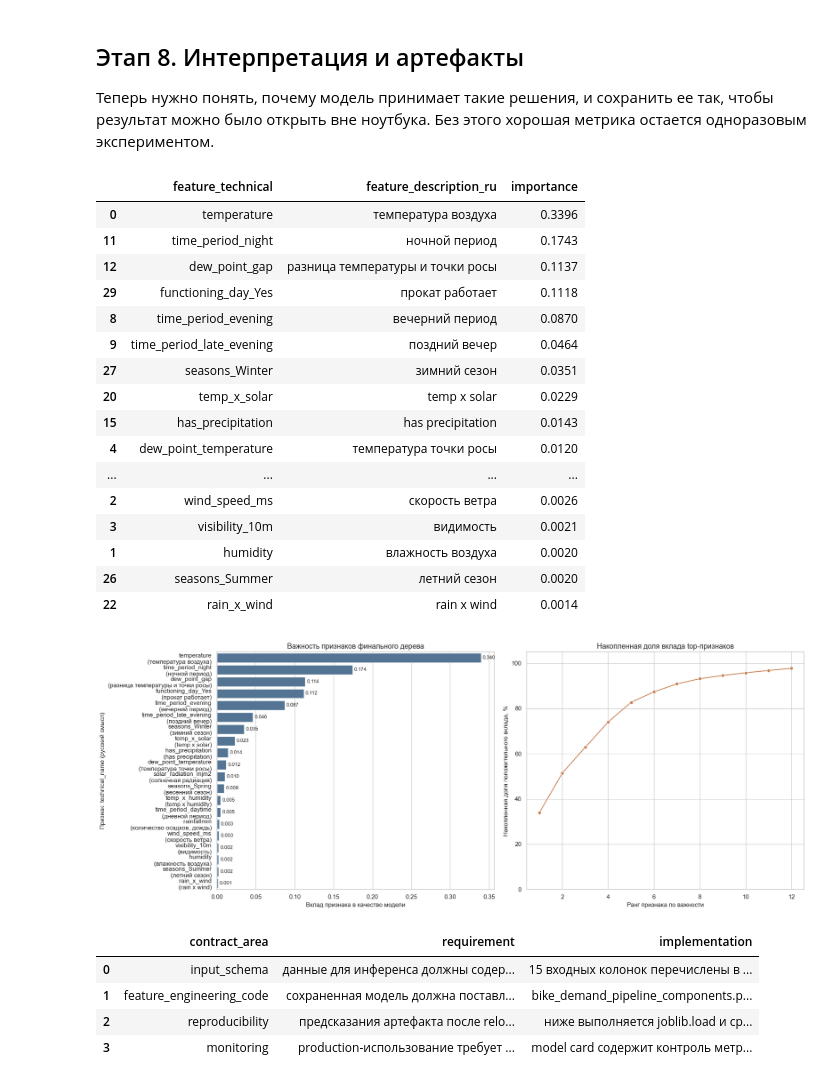
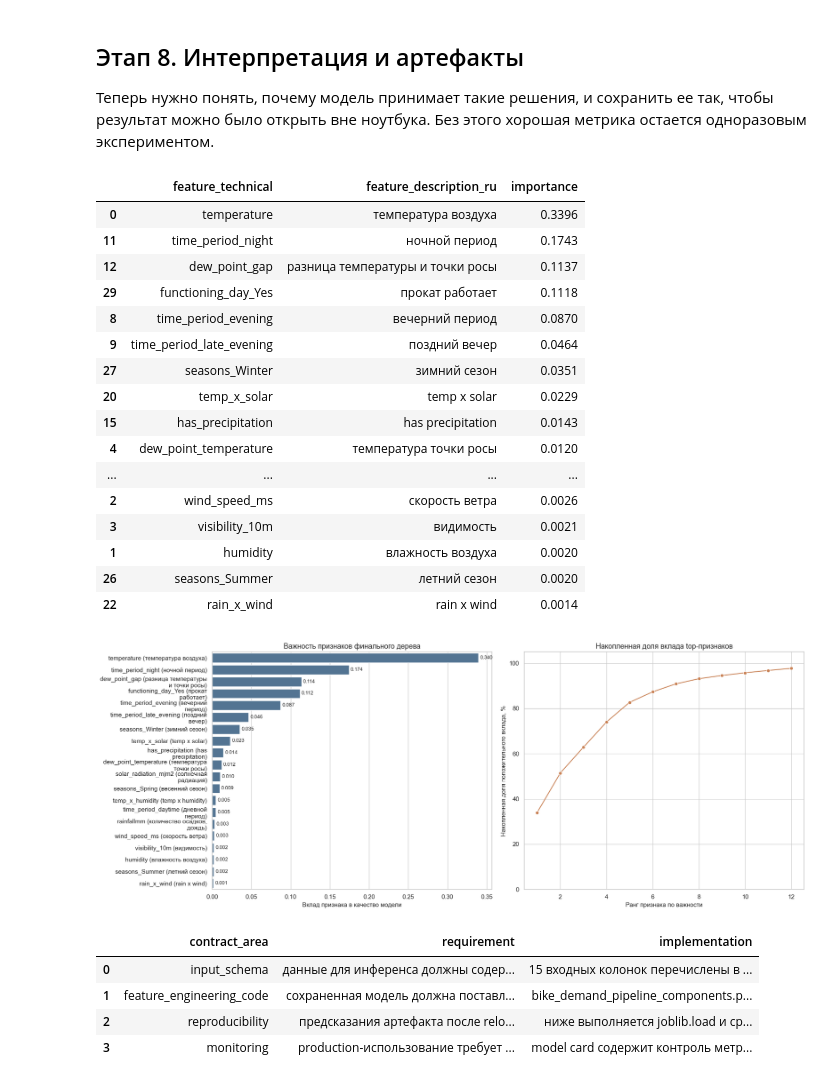
Before and after one commit to neiro/ds_sonv, a Jupyter notebook: ml-env/work.ipynb, the cells around one changed output. Saved outputs shown, nothing was run; the diff lists cells and outputs as text; code cells hidden in the pictures.

```diff
--- a/ml-env/work.ipynb
+++ b/ml-env/work.ipynb
@@ -460,6 +461,10 @@ def inline_feature_label(feature: str, *, with_unit: bool = False) -> str:
     return f"{label}, {unit}" if with_unit and unit else label
 
 
+def wrap_plot_label(label: Any, width: int = 34) -> str:
+    return "\n".join(textwrap.wrap(str(label), width=width, break_long_words=False))
+
+
 def short_params_for_plot(model_name: str, params: Dict[str, Any]) -> str:
     if not params:
         return "strategy=mean (среднее)"
@@ -1656,6 +1676,9 @@ display(
 )
 
 importance_plot = importance_table.copy()
+importance_plot["feature_plot_label_wrapped"] = importance_plot["feature_plot_label"].map(
+    lambda label: wrap_plot_label(label, width=34)
+)
 importance_plot["rank"] = np.arange(1, len(importance_plot) + 1)
 importance_plot["positive_importance"] = importance_plot["importance"].clip(lower=0)
 total_positive_importance = importance_plot["positive_importance"].sum()
@@ -1666,10 +1689,10 @@ importance_plot["cumulative_positive_share_pct"] = (
 )
 
 fig, axes = plt.subplots(1, 2, figsize=(18, 7))
-sns.barplot(data=importance_plot, y="feature_plot_label", x="importance", ax=axes[0], color="#49759c")
+sns.barplot(data=importance_plot, y="feature_plot_label_wrapped", x="importance", ax=axes[0], color="#49759c")
 axes[0].set_title(importance_title)
 axes[0].set_xlabel("Вклад признака в качество модели")
-axes[0].set_ylabel("Признак: technical_name (русский смысл)")
+axes[0].set_ylabel("")
 add_bar_labels(axes[0], "%.3f")
 
 sns.lineplot(
@@ -1678,34 +1701,34 @@ sns.lineplot(
     y="cumulative_positive_share_pct",
     marker="o",
     ax=axes[1],
     color="#c98256",
 )
 axes[1].set_title("Накопленная доля вклада top-признаков")
 axes[1].set_xlabel("Ранг признака по важности")
 axes[1].set_ylabel("Накопленная доля положительного вклада, %")
 axes[1].set_ylim(0, 105)
 axes[1].xaxis.set_major_locator(plt.MaxNLocator(integer=True))
 plt.tight_layout()
 plt.show()
 # %% [output]
 |  | feature_technical | feature_description_ru | importance |
 | 0 | temperature | температура воздуха | 0.3396 |
 | 11 | time_period_night | ночной период | 0.1743 |
 | 12 | dew_point_gap | разница температуры и точки росы | 0.1137 |
 | 29 | functioning_day_Yes | прокат работает | 0.1118 |
 | 8 | time_period_evening | вечерний период | 0.0870 |
 | 9 | time_period_late_evening | поздний вечер | 0.0464 |
 | 27 | seasons_Winter | зимний сезон | 0.0351 |
 | 20 | temp_x_solar | temp x solar | 0.0229 |
 | 15 | has_precipitation | has precipitation | 0.0143 |
 | 4 | dew_point_temperature | температура точки росы | 0.0120 |
 | ... | ... | ... | ... |
 | 2 | wind_speed_ms | скорость ветра | 0.0026 |
 | 3 | visibility_10m | видимость | 0.0021 |
 | 1 | humidity | влажность воздуха | 0.0020 |
 | 26 | seasons_Summer | летний сезон | 0.0020 |
 | 22 | rain_x_wind | rain x wind | 0.0014 |
-[figure, old version]
+[figure, new version]
 # %%
 model_artifact_path = MODELS_DIR / "bike_demand_model.joblib"
 metadata_path = MODELS_DIR / "bike_demand_model_metadata.json"
```
Also changed, not shown: parts of 9 cells of this notebook, 1 other file.
